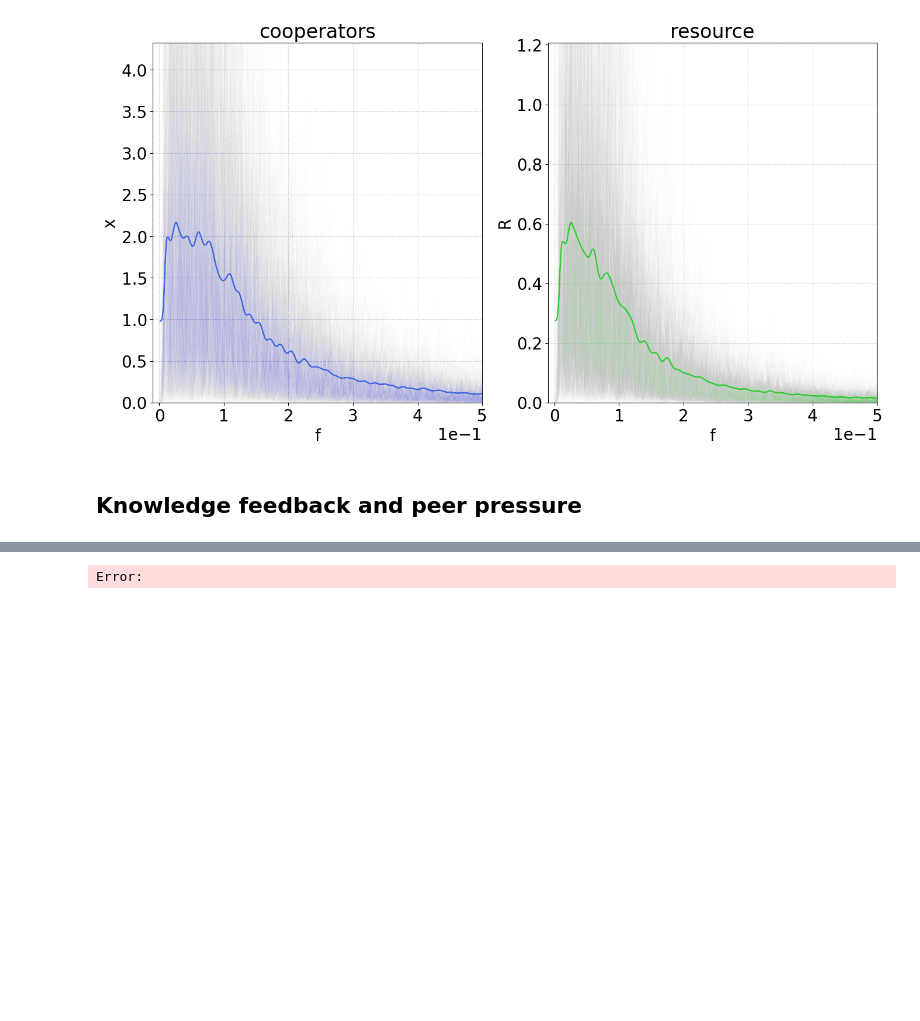
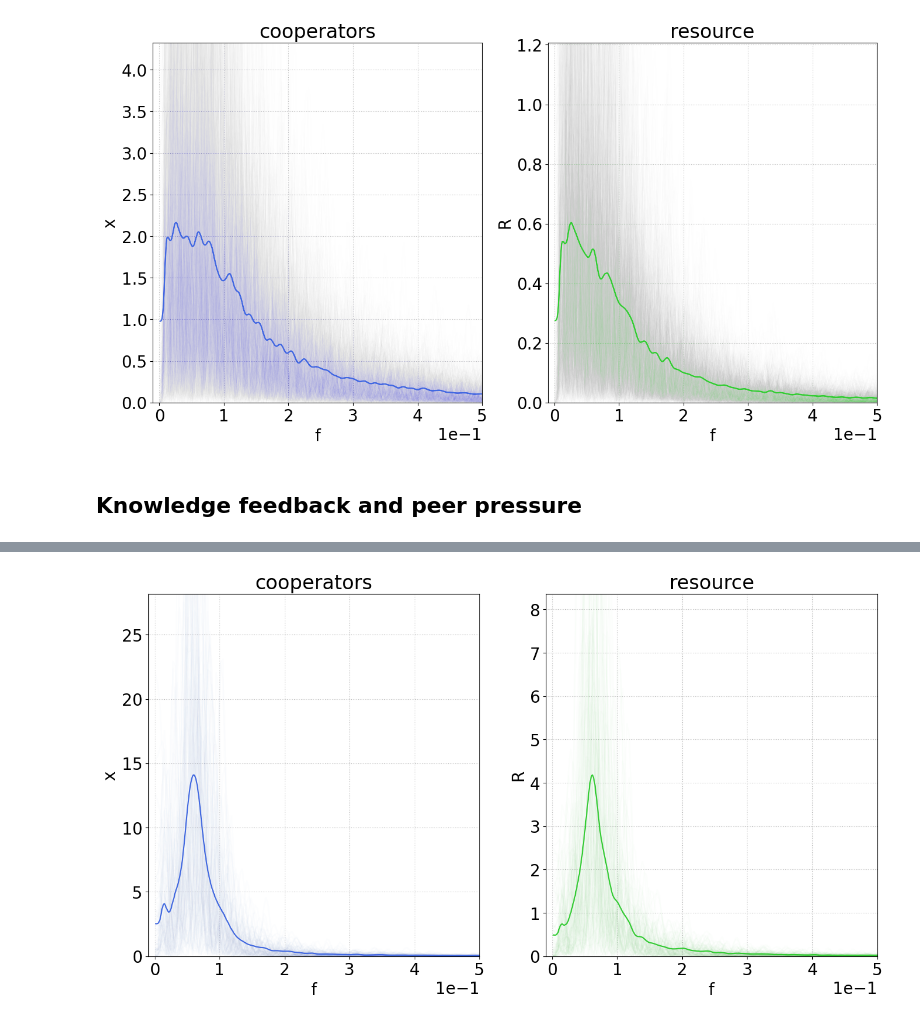
Before and after one commit to fabiomngzz/CPRSustainability, a Jupyter notebook: CPRSust_stochastic_dataAnalysis.ipynb, the cells around one changed output, grey strips where cells are left out. Cells and saved outputs as stored; diff of their text form; code cells hidden in the pictures; blank space fills up the shorter version.

```diff
--- a/CPRSust_stochastic_dataAnalysis.ipynb
+++ b/CPRSust_stochastic_dataAnalysis.ipynb
@@ -849,6 +884,22 @@ for f,ps in zip(freqResKFpP,psResKFpP):
     psInterp = psInterpObj(freqKFpPCommon)
     psResKFpPInterp.append(psInterp)
 psResKFpPAvg = np.mean(psResKFpPInterp, axis=0)
+
+savePS = False
+if savePS:
+    outputObj = {
+        'parameters' : parameterskFpP,
+        'cooperators' : [ps.tolist() for ps in psCoopsKFpPInterp],
+        'resource' : [ps.tolist() for ps in psResKFpPInterp]
+    }
+    fName = 'outPS_' + '_'.join(
+    f'{key}{value:.2g}' if isinstance(value, (int,float))
+    else f'{key}{"_".join(f"{v:.5g}" for row in value for v in row)}'
+    for key, value in parameterskFpP.items()
+    ) + '.json'
+    outputPathPS = './output/kFpP_genPayoffMat/PS/' + fName
+    with open(outputPathPS, 'w') as f:
+        json.dump(outputObj, f, indent = 2)
 # %%
 plotsObjkFpPPS = [
     {
@@ -857,32 +908,34 @@ plotsObjkFpPPS = [
         'xCommon' : [freqKFpPCommon],
         'y' : psCoopsKFpP,
         'yMean' : [psCoopsKFpPAvg],
+        'meanLineStyles' : ['solid'],
         'color' : 'royalblue',
         'xlabel' : 'f',
         'ylabel' : 'x',
         'xLims' : [-0.01,0.5],
         'yLims' : [None,2*np.nanmax(psCoopsKFpPAvg)],
         'alphaSingle' : 0.01,
         'xLogScale' : False,
         'yLogScale' : False
     },
     {
         'name' : 'resource',
         'x' : [np.array(f) for f in freqResKFpP],
         'xCommon' : [freqKFpPCommon],
         'y' : psResKFpP,
         'yMean' : [psResKFpPAvg],
+        'meanLineStyles' : ['solid'],
         'color' : 'limegreen',
         'xlabel' : 'f',
         'ylabel' : 'R',
         'xLims' : [-0.01,0.5],
         'yLims' : [None,2*np.nanmax(psResKFpPAvg)],
         'alphaSingle' : 0.01,
         'xLogScale' : False,
         'yLogScale' : False
     }
 ]
 
 figKFpPPS, axKFpPPS = CPRSustStocSimPlot(plotsObjkFpPPS)
 # %% [output]
-Error:
+[figure, added]
```
Also changed, not shown: parts of 11 cells of this notebook, 2 other files.
